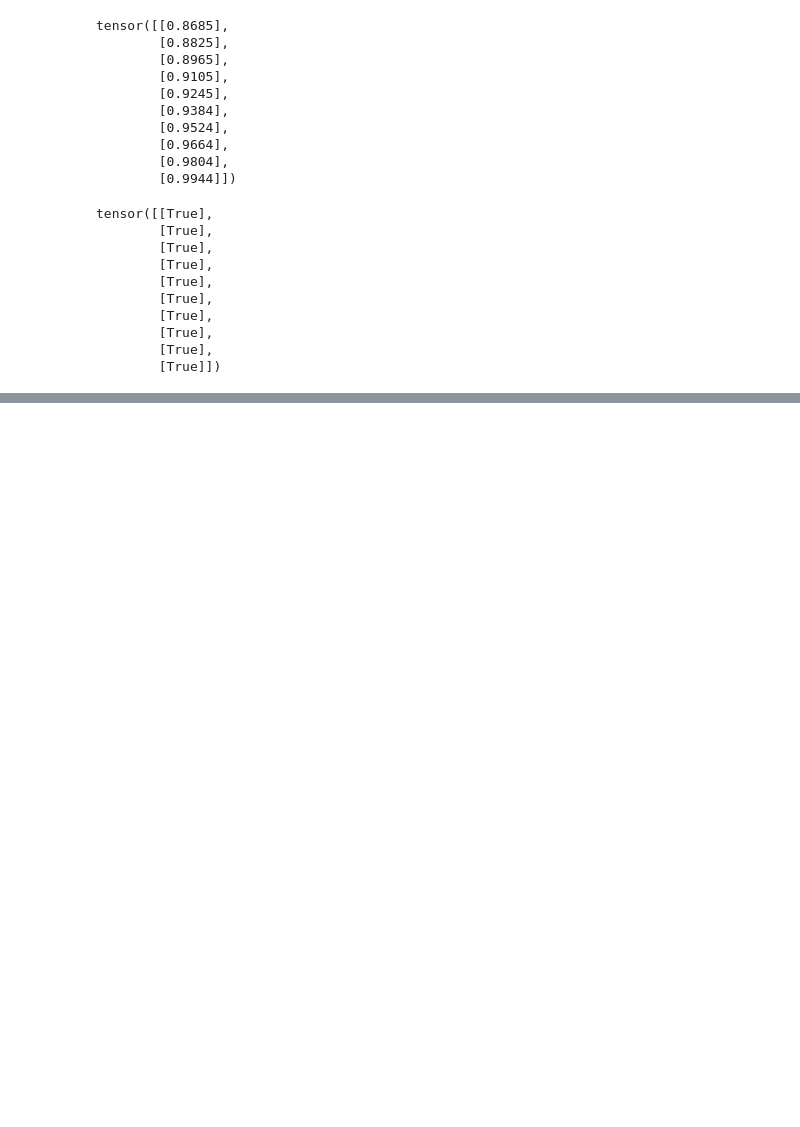
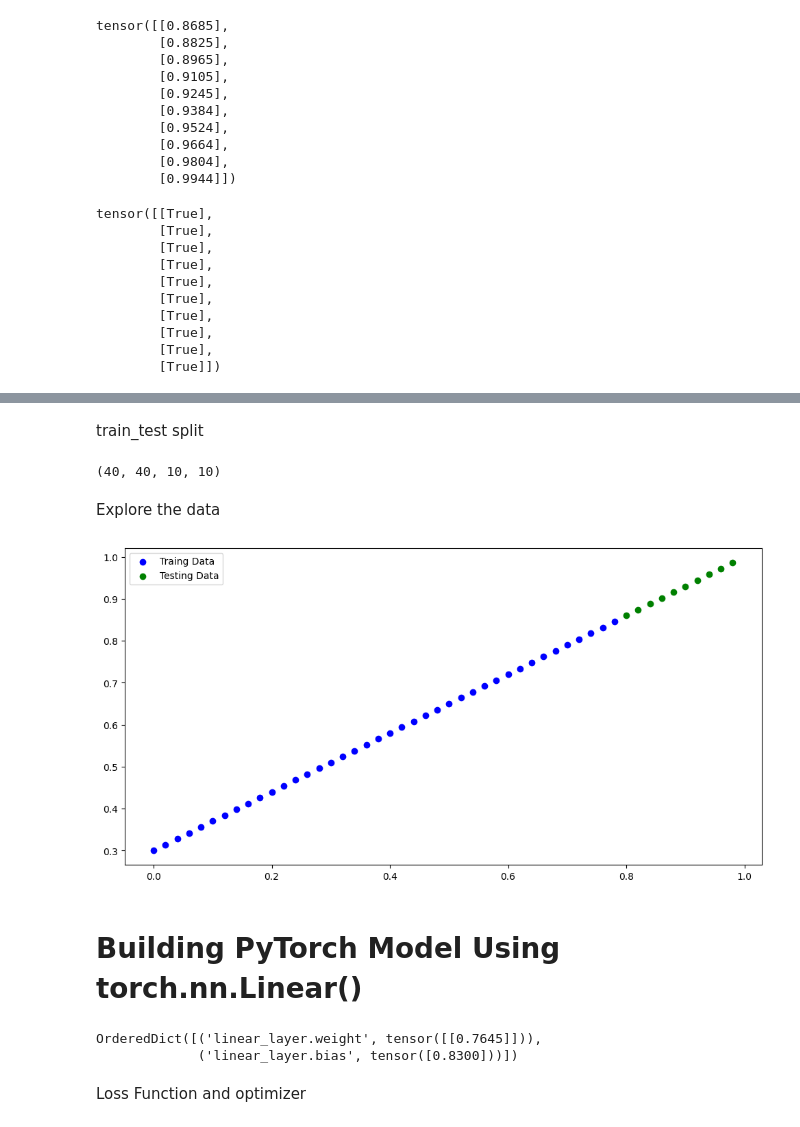
Before and after one commit to arosha27/Week4-LearnPyTorch, a Jupyter notebook: 01_PyTorchWorkflow.ipynb, the cells around one changed output, grey strips where cells are left out. Cells and saved outputs as stored; diff of their text form; code cells hidden in the pictures; blank space fills up the shorter version.

Commit message:
successfully completed chapter 1 (PyTorch workflow)

```diff
--- a/01_PyTorchWorkflow.ipynb
+++ b/01_PyTorchWorkflow.ipynb
@@ -544,0 +596,10 @@ tensor([[True],
+# %%
+#creating some data with linear regression formula
+weight = 0.7
+bias = 0.3
+
+X = torch.arange(0,1,0.02).unsqueeze(dim = 1)
+y = weight * X + bias
+
+#getting an overview of the features and lablels data by print few rows
+X[:10] , y[:10]
@@ -544,0 +627,37 @@ tensor([[True],
+# %% [markdown]
+train_test split
+# %%
+train_split = int(0.8 * len(X))
+X_train , y_train =  X[:train_split] , y[:train_split]
+
+X_test , y_test = X[train_split : ]  , y[train_split: ]
+
+len(X_train) , len(y_train) , len(X_test) , len(y_test)
+# %% [output]
+(40, 40, 10, 10)
+# %% [markdown]
+Explore the data
+# %%
+def plot_predictions(
+    X_train = X_train, y_train = y_train ,
+    X_test = X_test, y_test = y_test,
+    predictions = None):
+
+  plt.figure(figsize=(12,6))
+
+  plt.scatter(X_train,y_train , c="b", label = "Traing Data")
+  plt.scatter(X_test , y_test , c ="g" , label = "Testing Data")
+
+  if predictions is not None:
+    plt.scatter(X_test , predictions, c="r" , label ="Predictions")
+
+
+  plt.legend()
+  plt.show()
+# %%
+plot_predictions(X_train.cpu() , y_train.cpu(),
+                X_test.cpu() , y_test.cpu())
+# %% [output]
+[figure, added]
+# %% [markdown]
+# Building PyTorch Model Using torch.nn.Linear()
@@ -544,0 +678,7 @@ tensor([[True],
+# %%
+model_1.state_dict()
+# %% [output]
+OrderedDict([('linear_layer.weight', tensor([[0.7645]])),
+             ('linear_layer.bias', tensor([0.8300]))])
+# %% [markdown]
+Loss Function and optimizer
```
Also changed, not shown: parts of 26 cells of this notebook.
